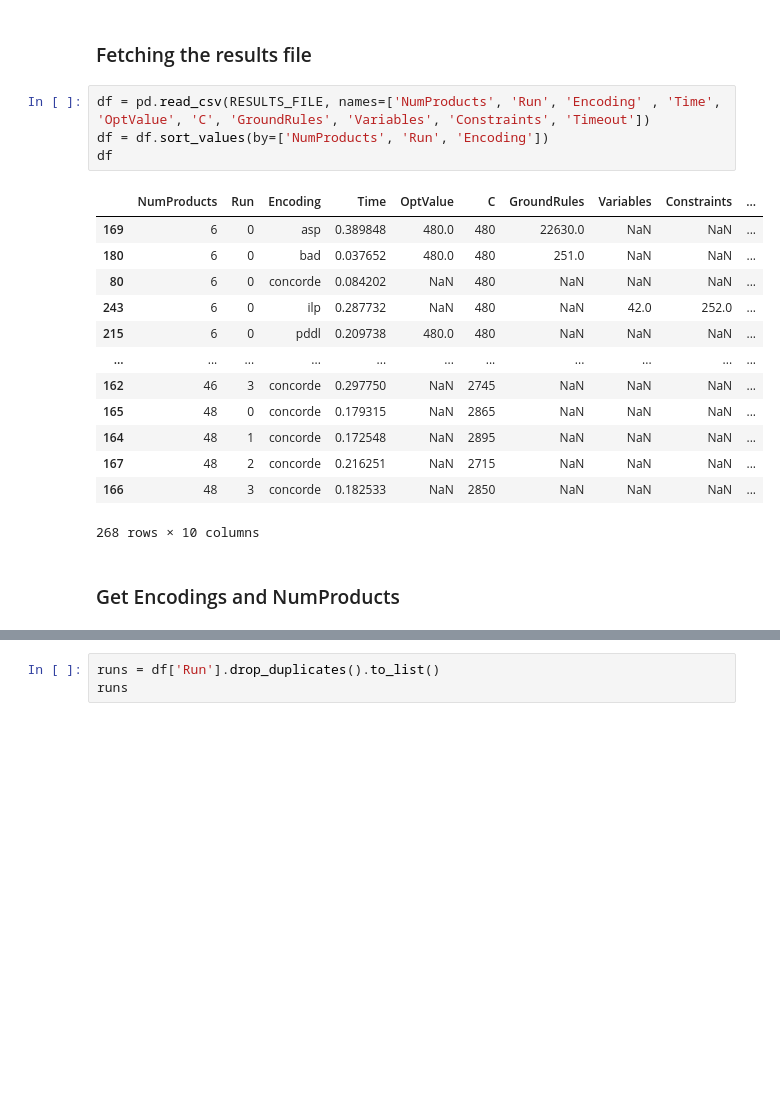
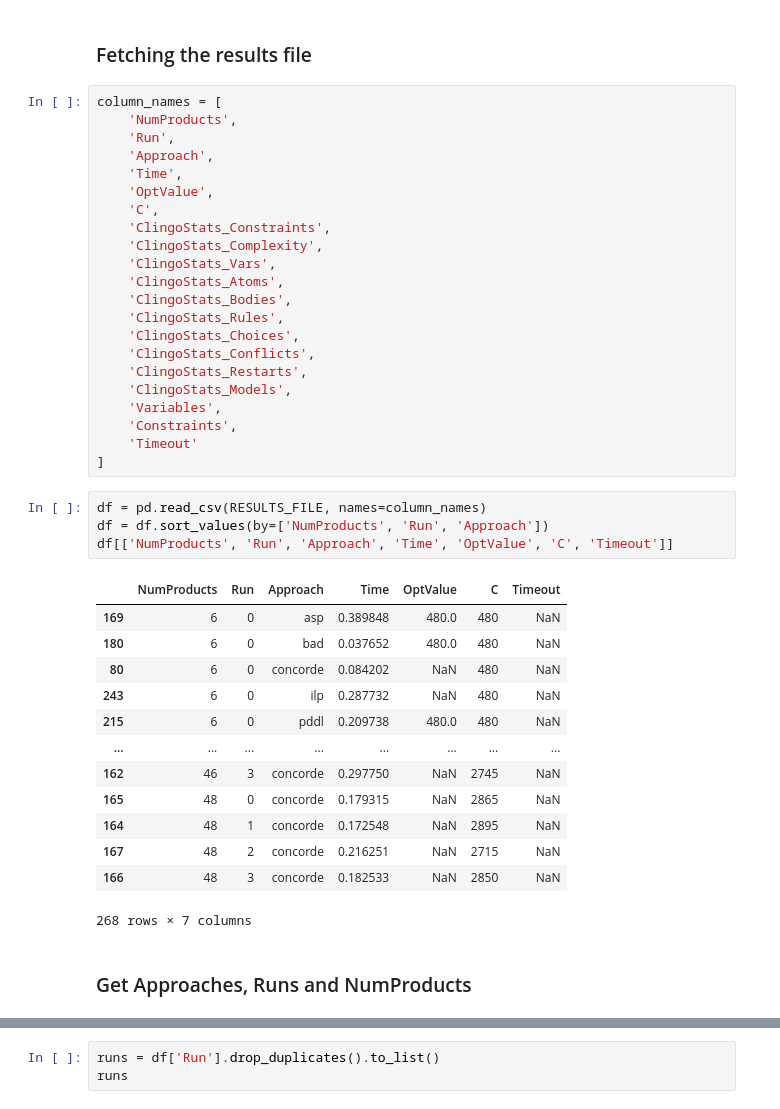
Before and after one commit to dim35216/product-ordering, a Jupyter notebook: src/experiment/visualize.ipynb, the cells around one changed output, grey strips where cells are left out. Drawn from its saved outputs; the diff is of its cells as text; blank space fills up the shorter version.

Commit message:
Issue #12: For computational experiment adding new clingo metrics

```diff
--- a/src/experiment/visualize.ipynb
+++ b/src/experiment/visualize.ipynb
@@ -9,24 +9,46 @@ sys.path.append(os.path.abspath('..'))
 from constants.constants import RESULTS_FILE, RESULTS_BACKUP_FILE
 # %% [markdown]
 ### Fetching the results file
+# %%
+column_names = [
+    'NumProducts',
+    'Run',
+    'Approach',
+    'Time',
+    'OptValue',
+    'C',
+    'ClingoStats_Constraints',
+    'ClingoStats_Complexity',
+    'ClingoStats_Vars',
+    'ClingoStats_Atoms',
+    'ClingoStats_Bodies',
+    'ClingoStats_Rules',
+    'ClingoStats_Choices',
+    'ClingoStats_Conflicts',
+    'ClingoStats_Restarts',
+    'ClingoStats_Models',
+    'Variables',
+    'Constraints',
+    'Timeout'
+]
 # %%
-df = pd.read_csv(RESULTS_FILE, names=['NumProducts', 'Run', 'Encoding' , 'Time', 'OptValue', 'C', 'GroundRules', 'Variables', 'Constraints', 'Timeout'])
-df = df.sort_values(by=['NumProducts', 'Run', 'Encoding'])
-df
+df = pd.read_csv(RESULTS_FILE, names=column_names)
+df = df.sort_values(by=['NumProducts', 'Run', 'Approach'])
+df[['NumProducts', 'Run', 'Approach', 'Time', 'OptValue', 'C', 'Timeout']]
 # %% [output]
-|  | NumProducts | Run | Encoding | Time | OptValue | C | GroundRules | Variables | Constraints | ... |
-| 169 | 6 | 0 | asp | 0.389848 | 480.0 | 480 | 22630.0 | NaN | NaN | ... |
-| 180 | 6 | 0 | bad | 0.037652 | 480.0 | 480 | 251.0 | NaN | NaN | ... |
-| 80 | 6 | 0 | concorde | 0.084202 | NaN | 480 | NaN | NaN | NaN | ... |
-| 243 | 6 | 0 | ilp | 0.287732 | NaN | 480 | NaN | 42.0 | 252.0 | ... |
-| 215 | 6 | 0 | pddl | 0.209738 | 480.0 | 480 | NaN | NaN | NaN | ... |
-| ... | ... | ... | ... | ... | ... | ... | ... | ... | ... | ... |
-| 162 | 46 | 3 | concorde | 0.297750 | NaN | 2745 | NaN | NaN | NaN | ... |
-| 165 | 48 | 0 | concorde | 0.179315 | NaN | 2865 | NaN | NaN | NaN | ... |
-| 164 | 48 | 1 | concorde | 0.172548 | NaN | 2895 | NaN | NaN | NaN | ... |
-| 167 | 48 | 2 | concorde | 0.216251 | NaN | 2715 | NaN | NaN | NaN | ... |
-| 166 | 48 | 3 | concorde | 0.182533 | NaN | 2850 | NaN | NaN | NaN | ... |
+|  | NumProducts | Run | Approach | Time | OptValue | C | Timeout |
+| 169 | 6 | 0 | asp | 0.389848 | 480.0 | 480 | NaN |
+| 180 | 6 | 0 | bad | 0.037652 | 480.0 | 480 | NaN |
+| 80 | 6 | 0 | concorde | 0.084202 | NaN | 480 | NaN |
+| 243 | 6 | 0 | ilp | 0.287732 | NaN | 480 | NaN |
+| 215 | 6 | 0 | pddl | 0.209738 | 480.0 | 480 | NaN |
+| ... | ... | ... | ... | ... | ... | ... | ... |
+| 162 | 46 | 3 | concorde | 0.297750 | NaN | 2745 | NaN |
+| 165 | 48 | 0 | concorde | 0.179315 | NaN | 2865 | NaN |
+| 164 | 48 | 1 | concorde | 0.172548 | NaN | 2895 | NaN |
+| 167 | 48 | 2 | concorde | 0.216251 | NaN | 2715 | NaN |
+| 166 | 48 | 3 | concorde | 0.182533 | NaN | 2850 | NaN |
-268 rows × 10 columns
+268 rows × 7 columns
 # %% [markdown]
-### Get Encodings and NumProducts
+### Get Approaches, Runs and NumProducts
 # %%
```
Also changed, not shown: parts of 6 cells of this notebook, 5 other files.
